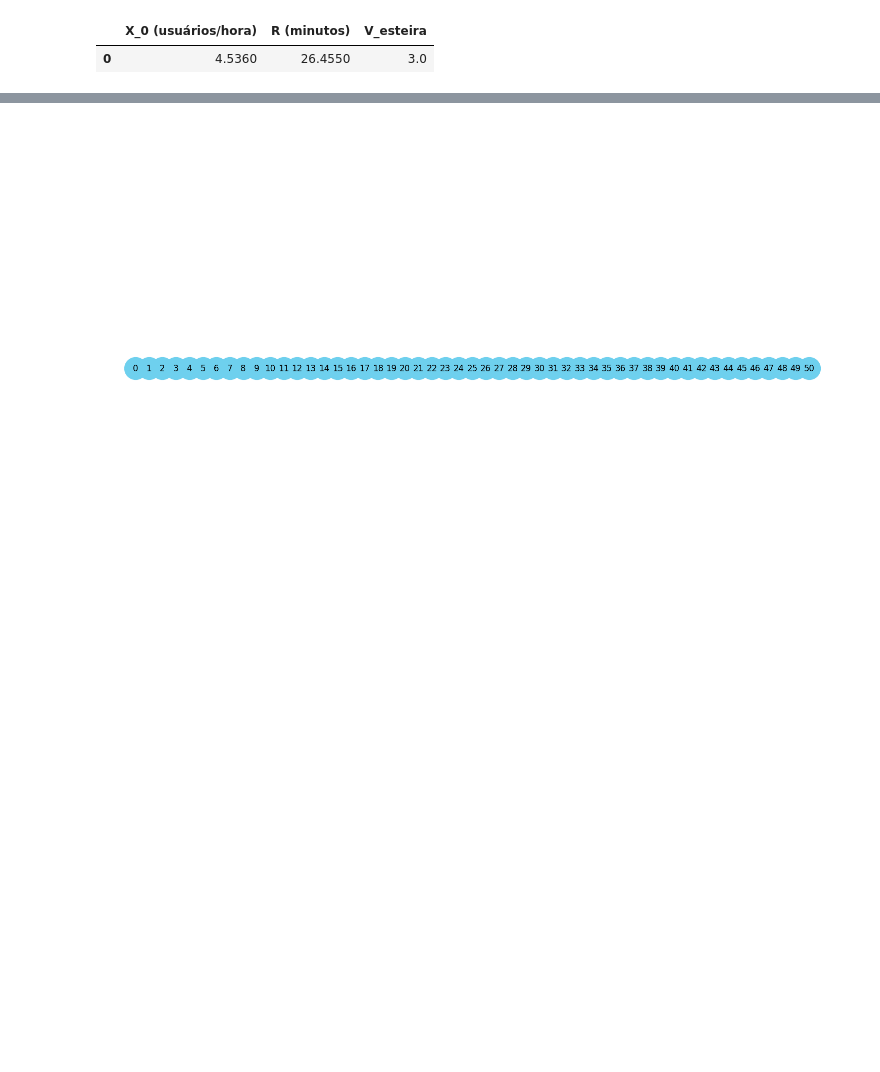
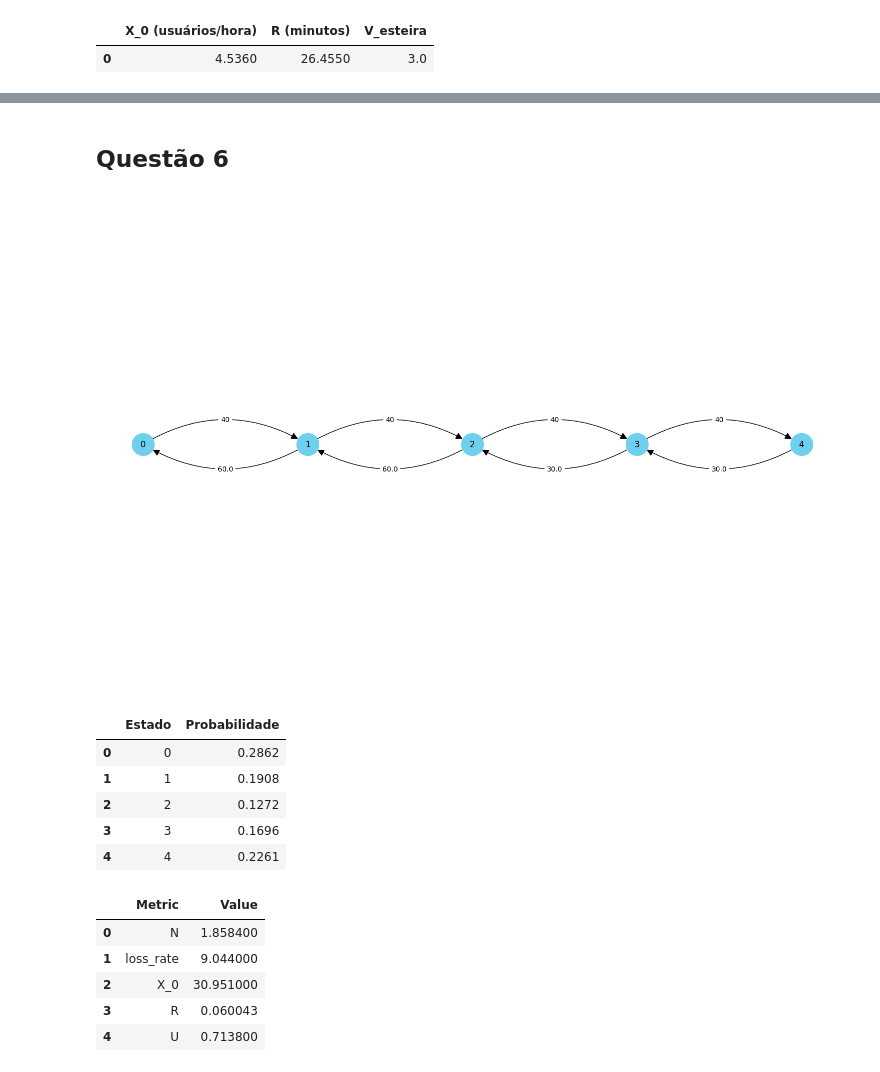
Before and after one commit to joaomarcostg/ADS, a Jupyter notebook: draw.ipynb, the cells around one changed output, grey strips where cells are left out. Saved outputs shown, nothing was run; the diff lists cells and outputs as text; code cells hidden in the pictures; blank space fills up the shorter version.

```diff
--- a/draw.ipynb
+++ b/draw.ipynb
@@ -847,29 +1147,38 @@ TypeError: calculate_metrics3() got an unexpected keyword argument 'lambda_syste
+# %% [markdown]
+## Questão 6
 # %%
-M = 50
-lambdaValue = 'λ'
+#QUESTAO 6
+M = 4
+B = 4
+K = 2
+lambdaValue = 40
 custom_lambdas = []
-lambdas = [ lambdaValue if lambdaValue != None else custom_lambdas[i] for i in range(0, M)]
-muValue = 'μ'
-custom_mus = []
-mus = [ muValue if muValue != None else custom_mus[i] for i in range(0, M)]
+lambdas = [ lambdaValue if lambdaValue != None else custom_lambdas[i] for i in range(0, B)]
+muValue = None
+custom_mus = [ 1 / (2/60) if i >= 2 else 1 / (1/60) for i in range(0, B)]
+mus = [ muValue if muValue != None else custom_mus[i] for i in range(0, B)]
 
-states = generate_states_birthdeath(M)
+states = generate_states_birthdeath(B)
 edges = generate_edges_birthdeath(states, lambdas, mus)
 
-# Convert edge list to index based
-# A, b = generate_system(states, edges)
+draw_network_graph_birthdeath(B, states, edges, 'questao6')
 
-draw_network_graph_birthdeath(M, states, edges, 'birthdeathmodel')
-# probabilities = solveSystem(A, b, states)
+A, b = generate_system(states, edges)
+probabilities = solveSystem(A, b, states)
 
-# U_dict, X_0, R_seconds = calculate_metrics(N, K, probabilities, service_times, custom_labels)
-
-# results = {
-#     "X_0 (trans/min)": X_0,
-#     "R (segundos    )": R_seconds,
-#     **U_dict
-# }
-
-# Display the results
+results = calculate_birth_death_metrics(B, lambdaValue, mus, probabilities)
+display(pd.DataFrame(list(results.items()), columns=['Metric', 'Value']))
 # %% [output]
-[figure, old version]
+[figure, new version]
+|  | Estado | Probabilidade |
+| 0 | 0 | 0.2862 |
+| 1 | 1 | 0.1908 |
+| 2 | 2 | 0.1272 |
+| 3 | 3 | 0.1696 |
+| 4 | 4 | 0.2261 |
+|  | Metric | Value |
+| 0 | N | 1.858400 |
+| 1 | loss_rate | 9.044000 |
+| 2 | X_0 | 30.951000 |
+| 3 | R | 0.060043 |
+| 4 | U | 0.713800 |
```
Also changed, not shown: parts of 13 cells of this notebook, 11 other files.
